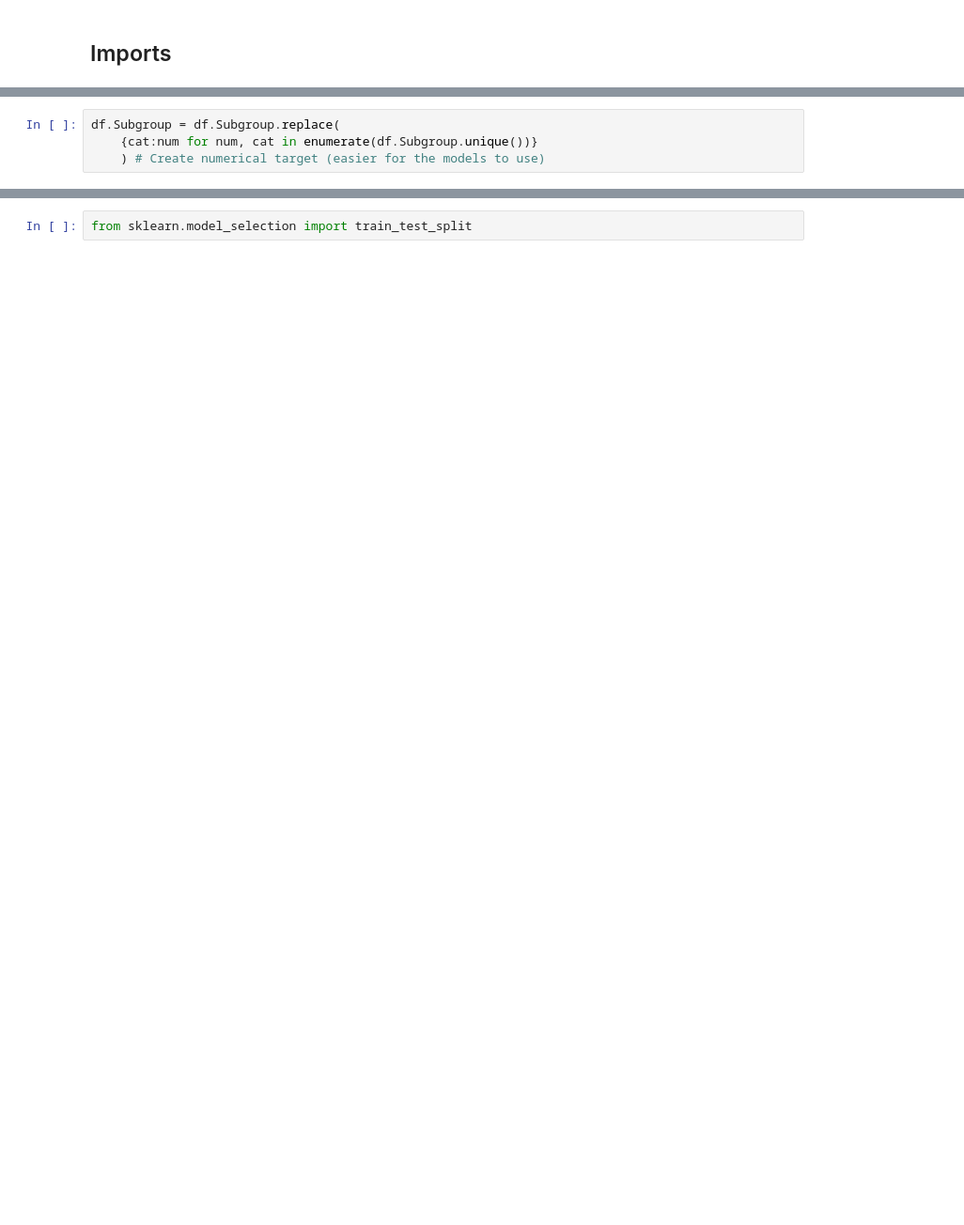
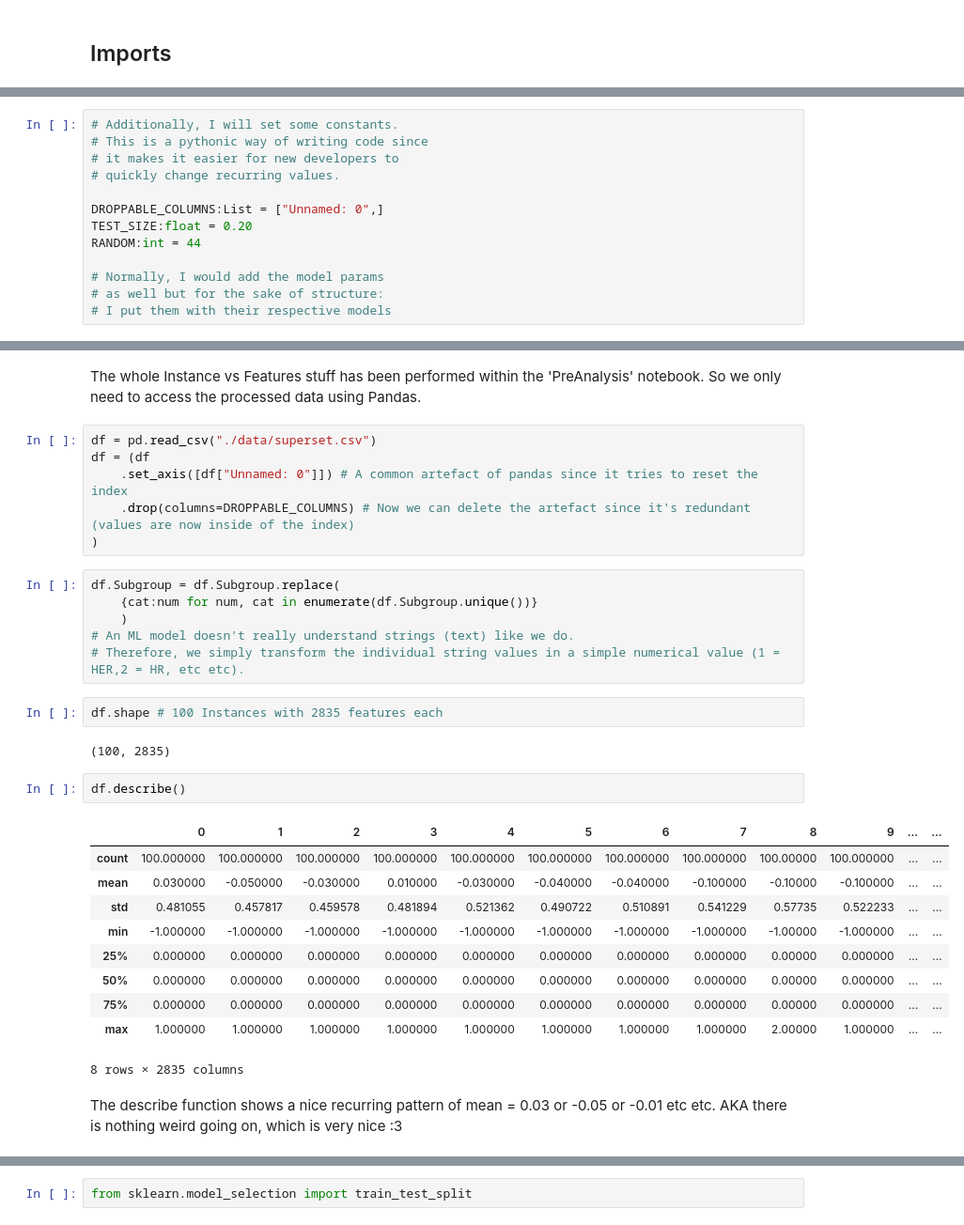
Before and after one commit to Blastorios/B4TM, a Jupyter notebook: src/GradientBoost.ipynb, the cells around one changed output, grey strips where cells are left out. Shown at 94% size. Saved outputs shown, nothing was run; the diff lists cells and outputs as text; blank space fills up the shorter version.

```diff
--- a/src/GradientBoost.ipynb
+++ b/src/GradientBoost.ipynb
@@ -15,0 +46,13 @@ df = (pd
+# %%
+# Additionally, I will set some constants.
+# This is a pythonic way of writing code since
+# it makes it easier for new developers to
+# quickly change recurring values.
+
+DROPPABLE_COLUMNS:List = ["Unnamed: 0",]
+TEST_SIZE:float = 0.20
+RANDOM:int = 44
+
+# Normally, I would add the model params
+# as well but for the sake of structure:
+# I put them with their respective models
@@ -16,5 +65,34 @@ df = (pd
+# %% [markdown]
+The whole Instance vs Features stuff has been performed within the 'PreAnalysis' notebook. So we only need to access the processed data using Pandas.
+# %%
+df = pd.read_csv("./data/superset.csv")
+df = (df
+    .set_axis([df["Unnamed: 0"]]) # A common artefact of pandas since it tries to reset the index
+    .drop(columns=DROPPABLE_COLUMNS) # Now we can delete the artefact since it's redundant (values are now inside of the index)
+)
 # %%
 df.Subgroup = df.Subgroup.replace(
     {cat:num for num, cat in enumerate(df.Subgroup.unique())}
-    ) # Create numerical target (easier for the models to use)
+    )
+# An ML model doesn't really understand strings (text) like we do.
+# Therefore, we simply transform the individual string values in a simple numerical value (1 = HER,2 = HR, etc etc).
+# %%
+df.shape # 100 Instances with 2835 features each
+# %% [output]
+(100, 2835)
+# %%
+df.describe()
+# %% [output]
+|  | 0 | 1 | 2 | 3 | 4 | 5 | 6 | 7 | 8 | 9 | ... | ... |
+| count | 100.000000 | 100.000000 | 100.000000 | 100.000000 | 100.000000 | 100.000000 | 100.000000 | 100.000000 | 100.00000 | 100.000000 | ... | ... |
+| mean | 0.030000 | -0.050000 | -0.030000 | 0.010000 | -0.030000 | -0.040000 | -0.040000 | -0.100000 | -0.10000 | -0.100000 | ... | ... |
+| std | 0.481055 | 0.457817 | 0.459578 | 0.481894 | 0.521362 | 0.490722 | 0.510891 | 0.541229 | 0.57735 | 0.522233 | ... | ... |
+| min | -1.000000 | -1.000000 | -1.000000 | -1.000000 | -1.000000 | -1.000000 | -1.000000 | -1.000000 | -1.00000 | -1.000000 | ... | ... |
+| 25% | 0.000000 | 0.000000 | 0.000000 | 0.000000 | 0.000000 | 0.000000 | 0.000000 | 0.000000 | 0.00000 | 0.000000 | ... | ... |
+| 50% | 0.000000 | 0.000000 | 0.000000 | 0.000000 | 0.000000 | 0.000000 | 0.000000 | 0.000000 | 0.00000 | 0.000000 | ... | ... |
+| 75% | 0.000000 | 0.000000 | 0.000000 | 0.000000 | 0.000000 | 0.000000 | 0.000000 | 0.000000 | 0.00000 | 0.000000 | ... | ... |
+| max | 1.000000 | 1.000000 | 1.000000 | 1.000000 | 1.000000 | 1.000000 | 1.000000 | 1.000000 | 2.00000 | 1.000000 | ... | ... |
+8 rows × 2835 columns
+# %% [markdown]
+The describe function shows a nice recurring pattern of mean = 0.03 or -0.05 or -0.01 etc etc. AKA there is nothing weird going on, which is very nice :3
 # %% [markdown]
```
Also changed, not shown: parts of 37 cells of this notebook, 8 other files.
